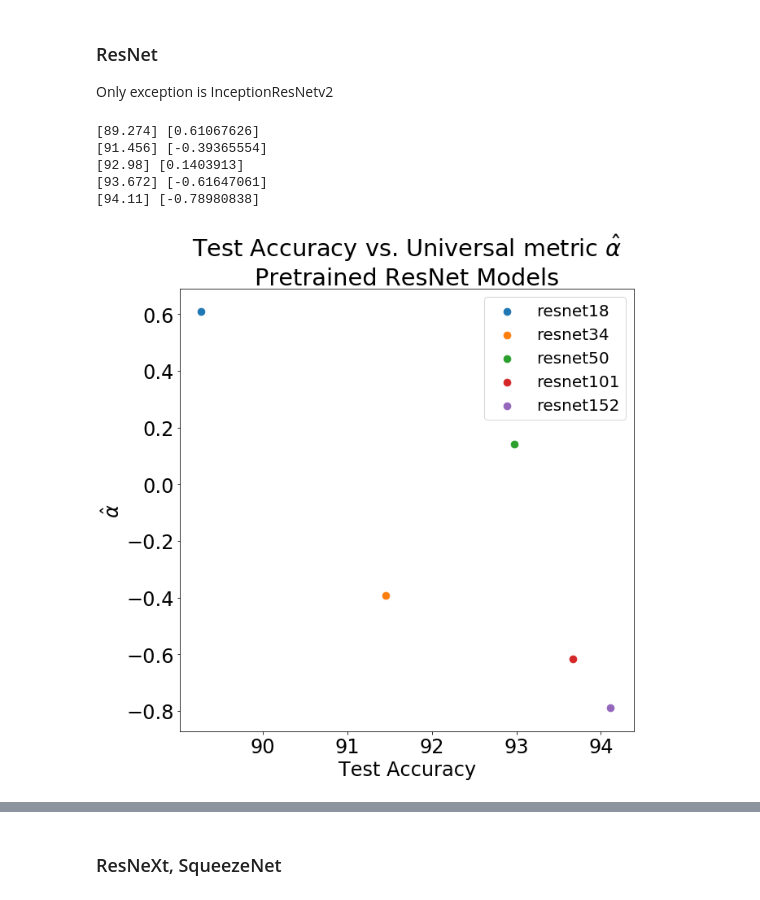
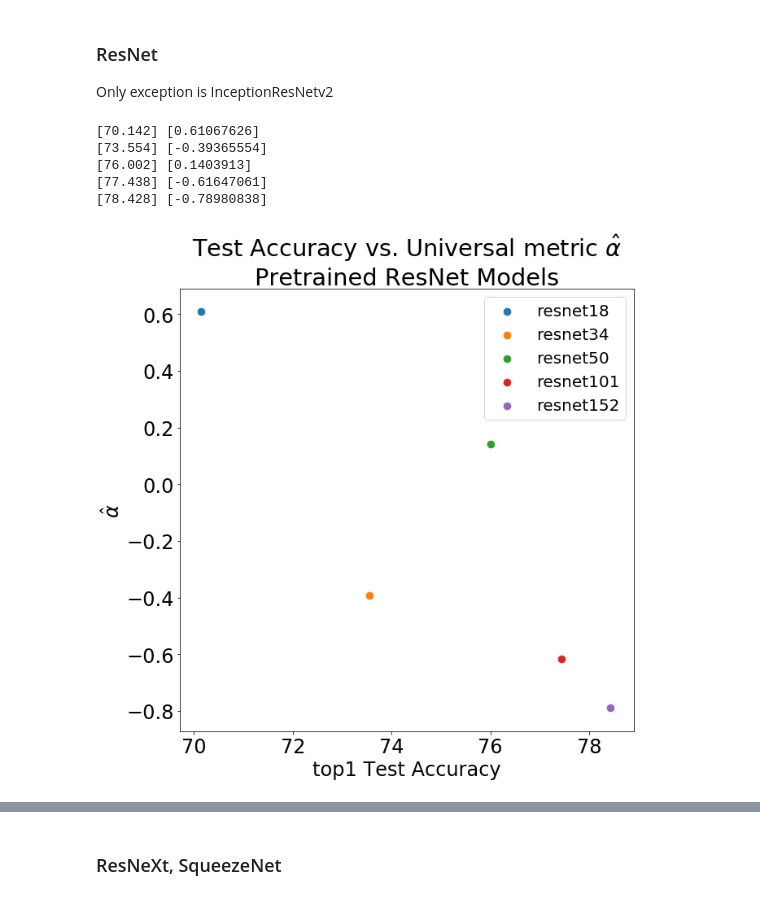
Before and after one commit to CalculatedContent/PredictingTestAccuracies, a Jupyter notebook: pyTorch-models-Accuracies-WeightedAlphas.ipynb, the cells around one changed output, grey strips where cells are left out. Saved outputs shown, nothing was run; the diff lists cells and outputs as text; code cells hidden in the pictures.

```diff
--- a/pyTorch-models-Accuracies-WeightedAlphas.ipynb
+++ b/pyTorch-models-Accuracies-WeightedAlphas.ipynb
@@ -450,7 +450,7 @@ plts = []
 labels = []
 for im, mf in enumerate([df_vgg11, df_vgg13, df_vgg16, df_vgg19]):
 #for mf in [df_vgg11, df_vgg13]:
-    x = mf['acc5'].values
+    x = mf['acc1'].values
     y = mf['avg_w_alphas'].values
     label = mf['legend'].values[0]
     color = colors[im]
@@ -465,7 +465,7 @@ plt.legend(plts, labels, scatterpoints=1,
            numpoints=1, handler_map={tuple: HandlerTuple(ndivide=None)},prop=legend_prop)
 
 plt.title(title+"VGG and VGG_BN Models")
-plt.xlabel(r"Test Accuracy")
+plt.xlabel(r"top1 Test Accuracy")
 plt.ylabel(r"$\hat{\alpha}$")
 plt.savefig("img/vgg-w_alphas.png")
 # %% [output]
@@ -477,31 +477,31 @@ Only exception is InceptionResNetv2
 # %%
 
 x, y = [], []
 
 modelnames = ['resnet18', 'resnet34', 'resnet50', 'resnet101', 'resnet152']
 
 for name in modelnames:
     if 'resnet' in name:
         mf = df[df.modelname==name]
-        x = mf['acc5'].values
+        x = mf['acc1'].values
         y = mf['avg_w_alphas'].values
         print(x,y)
 
         if np.abs(y) > 0:
             plt.scatter(x,y, label=name, s=marker_size)
 
 plt.title(title+"ResNet Models")
-plt.xlabel(r"Test Accuracy")
+plt.xlabel(r"top1 Test Accuracy")
 plt.ylabel(r"$\hat{\alpha}$")
 plt.legend(prop=legend_prop)
 plt.savefig("img/resnet-pytorch-w_alphas.png")
 # %% [output]
-[89.274] [0.61067626]
-[91.456] [-0.39365554]
-[92.98] [0.1403913]
-[93.672] [-0.61647061]
-[94.11] [-0.78980838]
+[70.142] [0.61067626]
+[73.554] [-0.39365554]
+[76.002] [0.1403913]
+[77.438] [-0.61647061]
+[78.428] [-0.78980838]
-[figure, old version]
+[figure, new version]
 # %%
 plt.rcParams['figure.figsize'] = [8,8]
 
```
Also changed, not shown: parts of 3 cells of this notebook, 31 other files.
